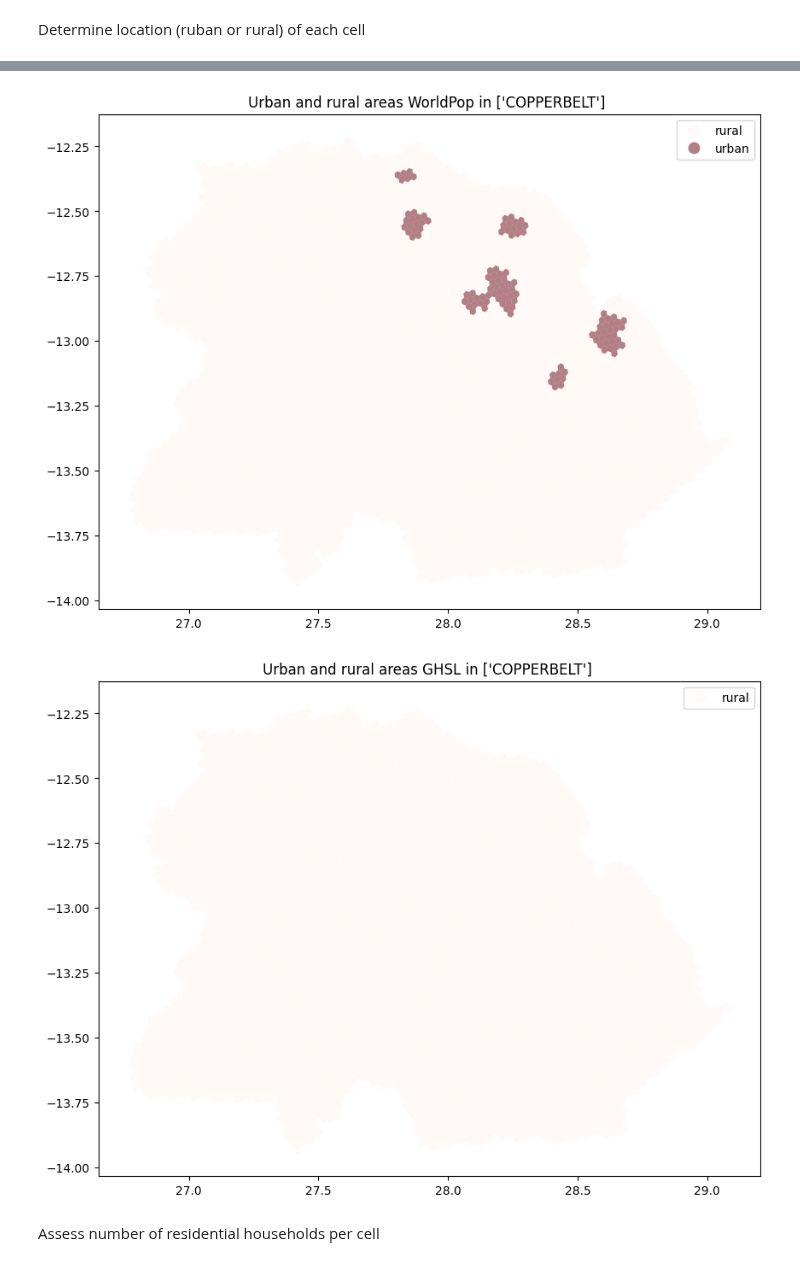
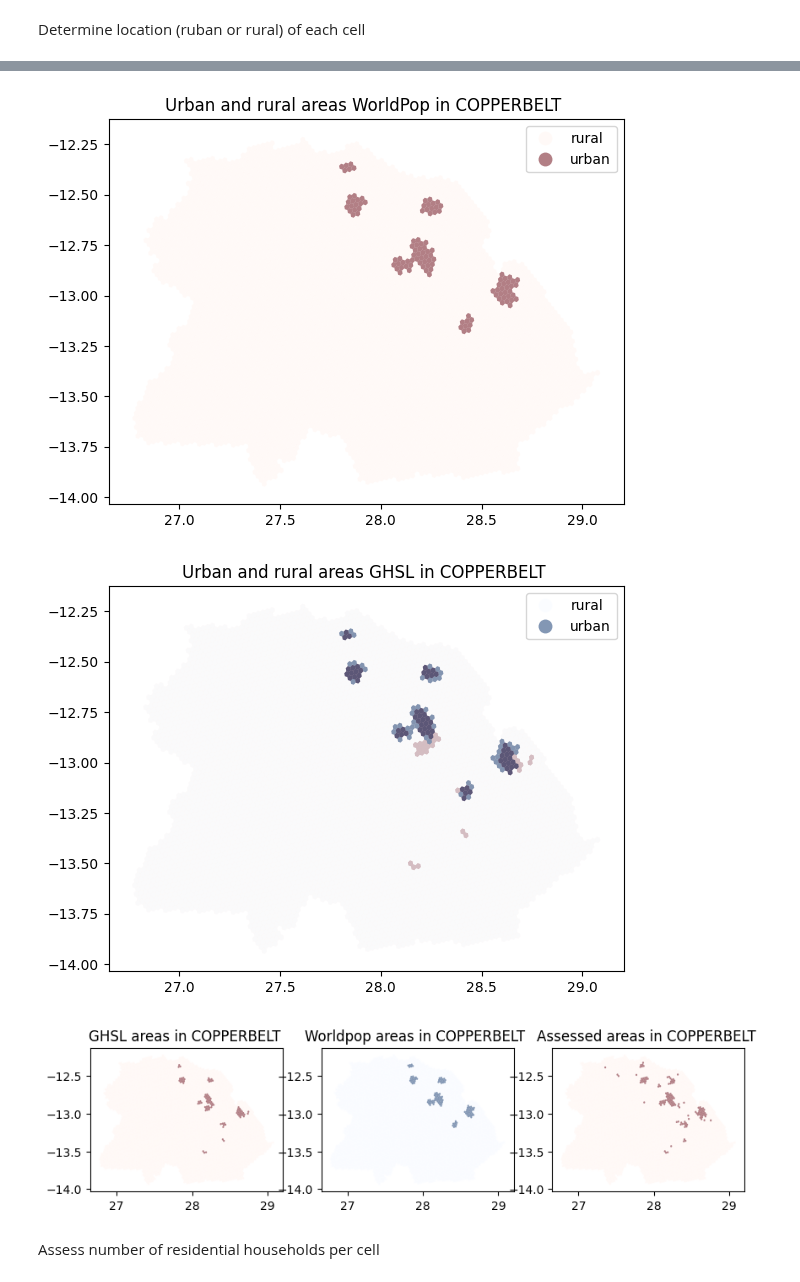
Before and after one commit to ariane-millot/EDeMOS, a Jupyter notebook: Residential/BuildingDemandMethod1.ipynb, the cells around one changed output, grey strips where cells are left out. Drawn from its saved outputs; the diff is of its cells as text; code cells hidden in the pictures.

Commit message:
Comparison height, rural/urban, floorspace with GHSL data

```diff
--- a/Residential/BuildingDemandMethod1.ipynb
+++ b/Residential/BuildingDemandMethod1.ipynb
@@ -175,4 +178,4 @@ grid = processing_raster("SNRes", "sum", grid, filepath=pathGHSL)
 # %%
-pathGHSL ="Residential/Data/GHSL/Copperbelt_GHS_BUILT_V_E2020_GLOBE_R2023A_R11C21.tif"
+pathGHSL ="Residential/Data/GHSL/Copperbelt_GHS_BUILT_V_E2020_GLOBE_R2023A_R11C21_reprojected.tif"
 grid = processing_raster("VTot", "sum", grid, filepath=pathGHSL)
 # %% [output]
@@ -180,4 +183,4 @@ grid = processing_raster("VTot", "sum", grid, filepath=pathGHSL)
 # %%
-pathGHSL ="Residential/Data/GHSL/Copperbelt_GHS_BUILT_V_NRES_E2020_GLOBE_R2023A_R11C21.tif"
+pathGHSL ="Residential/Data/GHSL/Copperbelt_GHS_BUILT_V_NRES_E2020_GLOBE_R2023A_R11C21_reprojected.tif"
 grid = processing_raster("VNRes", "sum", grid, filepath=pathGHSL)
 # %% [output]
@@ -185,6 +188,6 @@ grid = processing_raster("VNRes", "sum", grid, filepath=pathGHSL)
 # %%
 ## Average of the Net Building Height (ANBH)
 ## Link: https://ghsl.jrc.ec.europa.eu/ghs_buH2023.php
-pathGHSANBH = "Residential/Data/GHSL/Copperbelt_HANBH_2018_R11C21.tif"
+pathGHSANBH = "Residential/Data/GHSL/Copperbelt_HANBH_2018_R11C21_reprojected.tif"
 grid = processing_raster("ANBH", "mean", grid, filepath=pathGHSANBH)
 # %% [output]
@@ -233,6 +236,7 @@ grid.rename({'SNRessum': 'SNRes'}, axis=1, inplace=True)
 grid.rename({'VTotsum': 'VTot'}, axis=1, inplace=True)
 grid.rename({'VNRessum': 'VNRes'}, axis=1, inplace=True)
 grid.rename({'ANBHmean': 'ANBH'}, axis=1, inplace=True)
+grid.rename({'bui_area_WPsum': 'bui_area_WP'}, axis=1, inplace=True)
 # %% [markdown]
 Add values in RWi column when there is none
 # %%
@@ -312,7 +338,7 @@ txt = ax.set_title('Urban and rural areas in {} '.format(adm) )
 # %%
 # map of the urban and rural areas WorldPop
 # Create the axis first
-fig2, ax2 = plt.subplots(figsize=(10, 10))
+fig2, ax2 = plt.subplots(figsize=(10, 5))
 # Plot
 grid.sort_values('locWorldPop', ascending=True).plot(
     ax=ax2, column='locWorldPop', cmap="Reds", legend=True, alpha=0.5)
@@ -320,19 +346,36 @@ grid.sort_values('locWorldPop', ascending=True).plot(
 ax2.set_aspect('equal', 'box')
 txt = ax2.set_title('Urban and rural areas WorldPop in {} '.format(adm) )
 # %% [output]
-[figure, old version]
+[figure, new version]
 # %%
 # map of the urban and rural areas
 # Create the axis first
-fig3, ax3 = plt.subplots(figsize=(10, 10))
+fig3, ax3 = plt.subplots(figsize=(10, 5))
 # Plot
-grid.sort_values('locGHSL', ascending=True).plot(
-    ax=ax3, column='locGHSL', cmap="Reds", legend=True, alpha=0.5)
+grid.sort_values('locGHSL', ascending=True).plot(ax=ax3, column='locGHSL', cmap="Reds", legend=True, alpha=0.5)
+grid.sort_values('locWorldPop', ascending=True).plot(ax=ax3, column='locWorldPop', cmap="Blues", legend=True, alpha=0.5)
 
 ax3.set_aspect('equal', 'box')
 txt = ax3.set_title('Urban and rural areas GHSL in {} '.format(adm) )
 # %% [output]
-[figure, old version]
+[figure, new version]
+# %%
+fig, axs = plt.subplots(1, 3, figsize=(10, 10))
+grid.sort_values('locGHSL', ascending=True).plot(
+    ax=axs[0], column='locGHSL', cmap="Reds", legend=False, alpha=0.5)
+grid.sort_values('locWorldPop', ascending=True).plot(
+    ax=axs[1], column='locWorldPop', cmap="Blues", legend=False, alpha=0.5)
+grid.sort_values('locAssessed', ascending=True).plot(
+    ax=axs[2], column='locAssessed', cmap="Reds", legend=False, alpha=0.5)
+
+axs[0].set_aspect('equal', 'box')
+axs[1].set_aspect('equal', 'box')
+axs[2].set_aspect('equal', 'box')
+txt = axs[0].set_title('GHSL areas in {} '.format(adm))
+txt = axs[1].set_title('Worldpop areas in {} '.format(adm))
+txt = axs[2].set_title('Assessed areas in {} '.format(adm))
+# %% [output]
+[figure, added]
 # %% [markdown]
 Assess number of residential households per cell
 # %%
```
Also changed, not shown: parts of 22 cells of this notebook.
